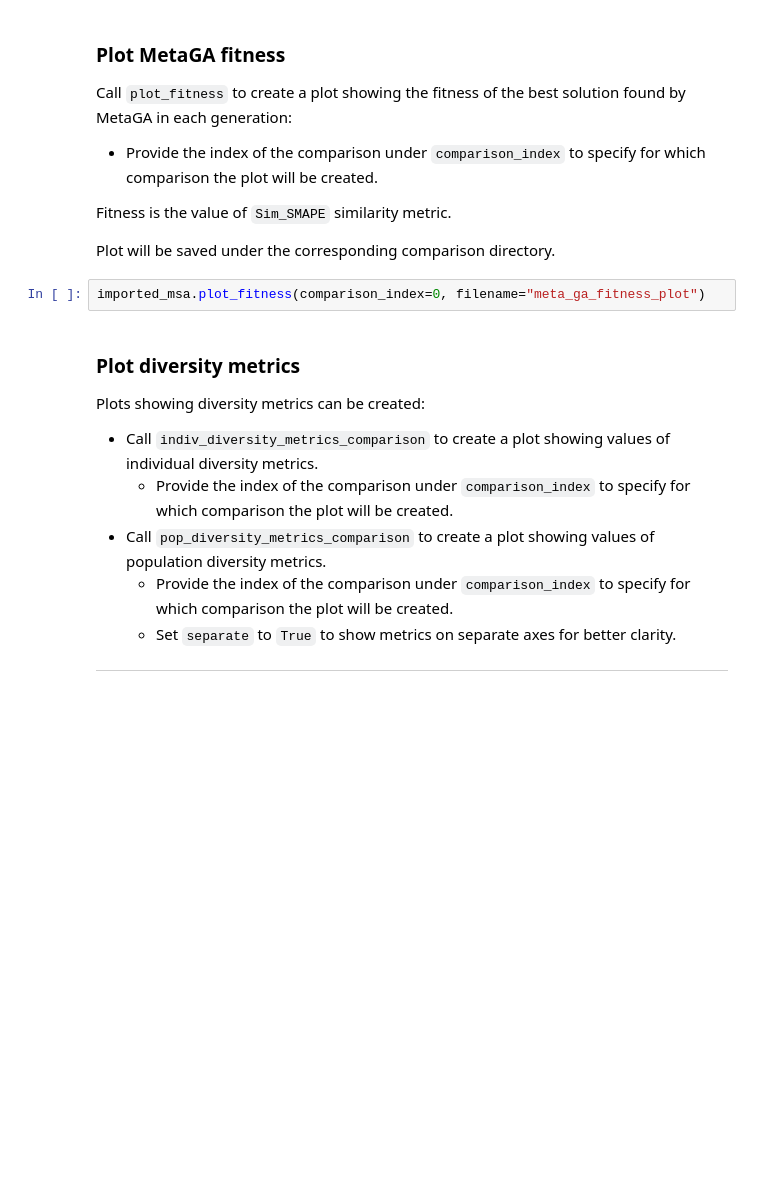
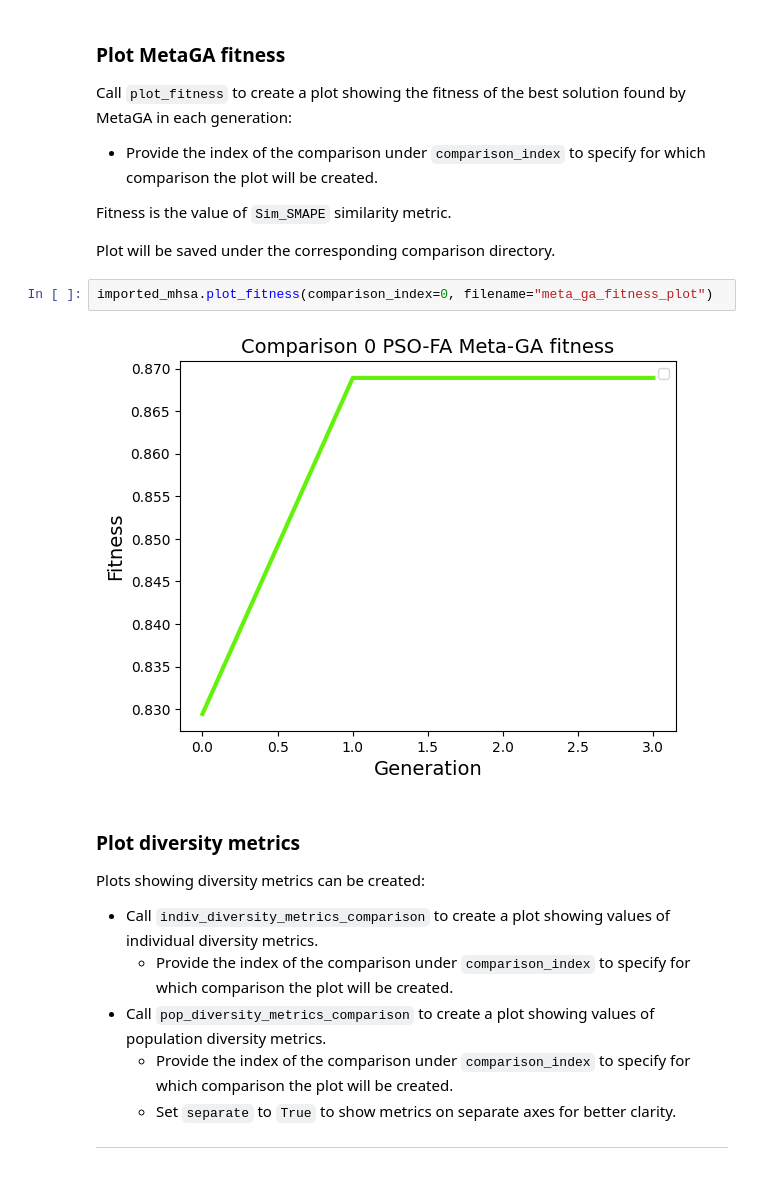
Before and after one commit to hozjan/metaheuristics-similarity-analyzer, a Jupyter notebook: examples/metaheuristics_similarity_analysis.ipynb, the cells around one changed output. Cells and saved outputs as stored; diff of their text form; blank space fills up the shorter version.

```diff
--- a/examples/metaheuristics_similarity_analysis.ipynb
+++ b/examples/metaheuristics_similarity_analysis.ipynb
@@ -222,7 +264,9 @@ Fitness is the value of `Sim_SMAPE` similarity metric.
 
 Plot will be saved under the corresponding comparison directory.
 # %%
-imported_msa.plot_fitness(comparison_index=0, filename="meta_ga_fitness_plot")
+imported_mhsa.plot_fitness(comparison_index=0, filename="meta_ga_fitness_plot")
+# %% [output]
+[figure, added]
 # %% [markdown]
 ### Plot diversity metrics
 Plots showing diversity metrics can be created:
```
Also changed, not shown: parts of 15 cells of this notebook, 39 other files.
